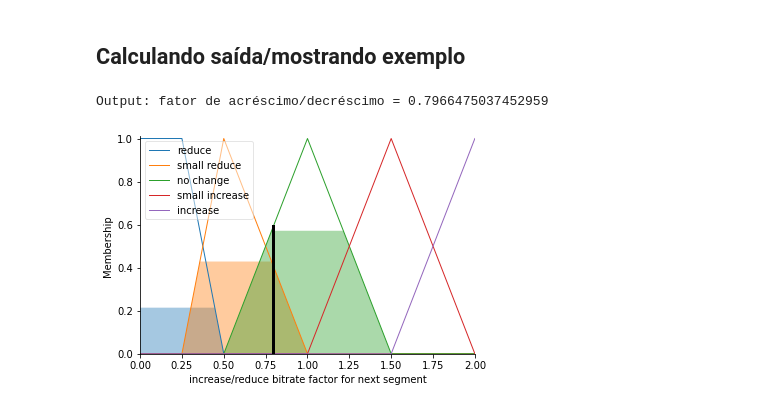
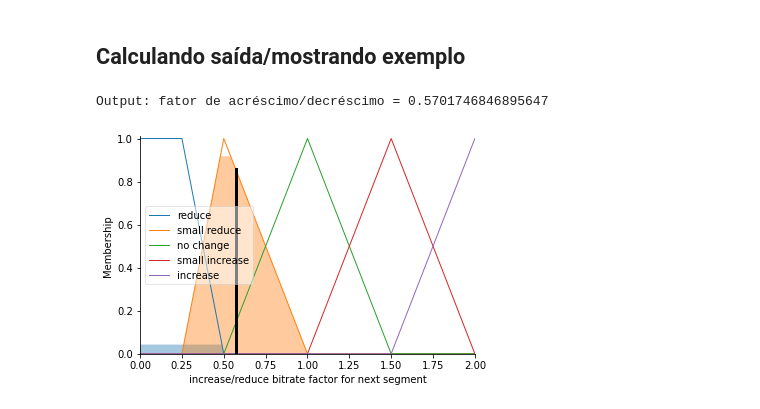
Before and after one commit to capelaum/TR2-ABR-Algorithm, a Jupyter notebook: FuzzyExample/FuzzyExample.ipynb, the cells around one changed output. Cells and saved outputs as stored; diff of their text form; code cells hidden in the pictures.

```diff
--- a/FuzzyExample/FuzzyExample.ipynb
+++ b/FuzzyExample/FuzzyExample.ipynb
@@ -16,10 +16,10 @@ P2 = 2      # Aumentar
 # %% [markdown]
 # Declarando antecedentes e consequentes (universos)
 # %%
-bTime = ctrl.Antecedent(np.arange(0, 4*T, 1), 'Buffering time t (s)')
-print(np.arange(0, 5*T, 1))
-bTimeDiff = ctrl.Antecedent(np.arange(-T, 4*T, 1), 'Differential of the buffering time Δt (s)')
-print(np.arange(-T, 5*T, 1))
+bTime = ctrl.Antecedent(np.arange(0, 4*T+1, 1), 'Buffering time t (s)')
+print(np.arange(0, 4*T+1, 1))
+bTimeDiff = ctrl.Antecedent(np.arange(-T, 4*T+1, 1), 'Differential of the buffering time Δt (s)')
+print(np.arange(-T, 4*T+1, 1))
 qualityDiff = ctrl.Consequent(np.arange(0, P2 + 0.05, 0.05), 'increase/reduce bitrate factor for next segment')
 print(np.arange(0, 2.05, 0.05))
 # %% [output]
@@ -104,14 +104,14 @@ FDASH = ctrl.ControlSystemSimulation(FDASHControl)
 # %% [markdown]
 ## Calculando saída/mostrando exemplo
 # %%
-FDASH.input['Buffering time t (s)'] = 30
-FDASH.input['Differential of the buffering time Δt (s)'] = -5
+FDASH.input['Buffering time t (s)'] = 2
+FDASH.input['Differential of the buffering time Δt (s)'] = -1
 
 FDASH.compute()
 
 output = FDASH.output['increase/reduce bitrate factor for next segment']
 print("Output: fator de acréscimo/decréscimo =", output)
 qualityDiff.view(sim=FDASH)
 # %% [output]
-Output: fator de acréscimo/decréscimo = 0.7966475037452959
+Output: fator de acréscimo/decréscimo = 0.5701746846895647
-[figure, old version]
+[figure, new version]
```
Also changed, not shown: parts of 2 cells of this notebook, 4 other files.
